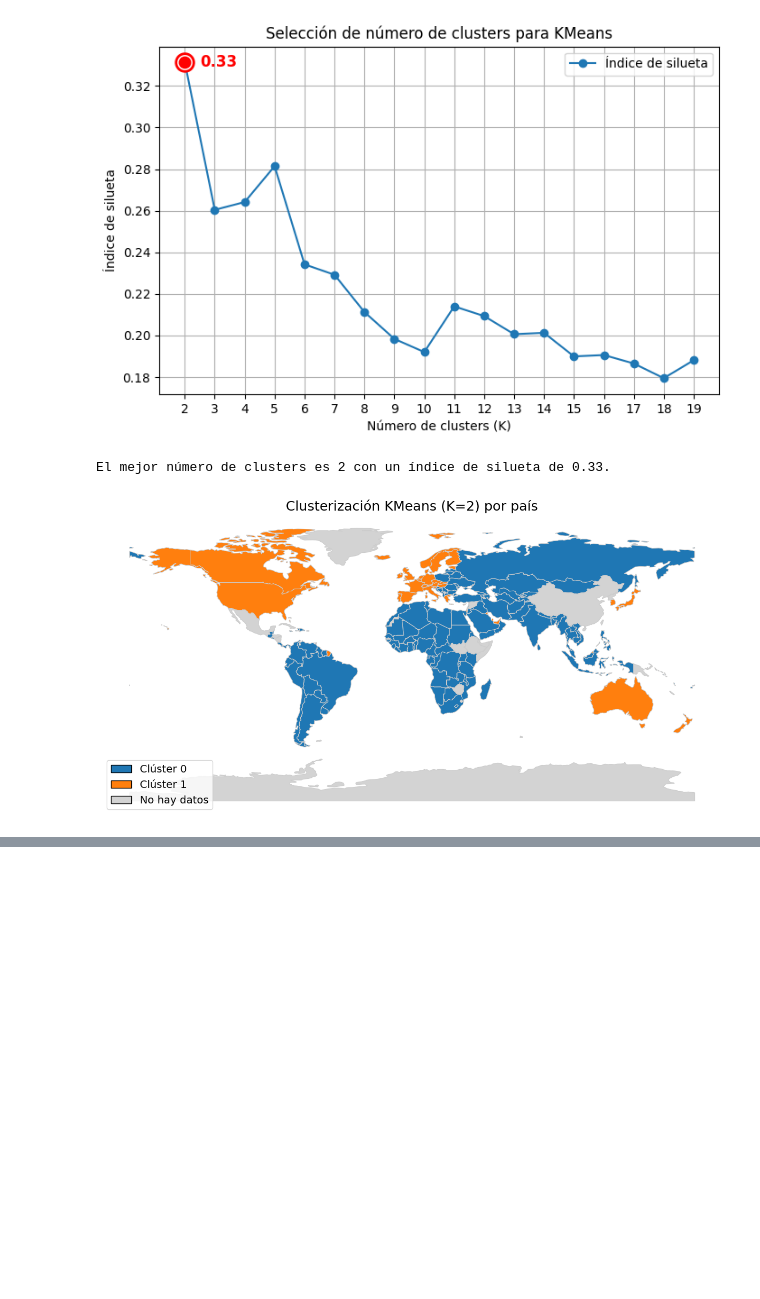
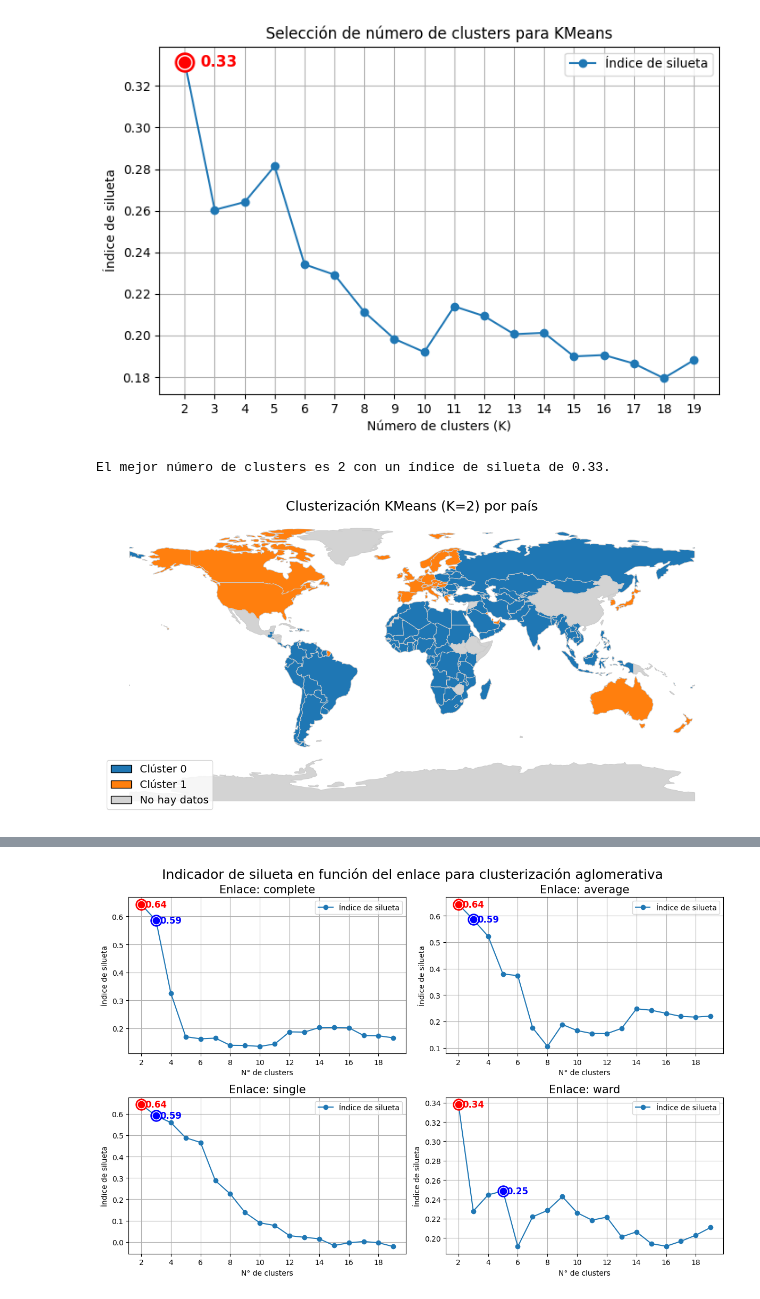
Before and after one commit to scuartasr/aprendmaq_entregable_3, a Jupyter notebook: Cuadernos/02_clusterizacion.ipynb, the cells around one changed output, grey strips where cells are left out. Cells and saved outputs as stored; diff of their text form; code cells hidden in the pictures; blank space fills up the shorter version.

```diff
--- a/Cuadernos/02_clusterizacion.ipynb
+++ b/Cuadernos/02_clusterizacion.ipynb
@@ -224,0 +347,60 @@ plt.show()
+# %%
+enlaces = ['complete', 'average', 'single', 'ward']
+range_n_clusters = range(2, 20)
+
+fig, axs = plt.subplots(2, 2, figsize=(12, 8))
+axs = axs.flatten()
+
+for idx, enlace in enumerate(enlaces):
+    sil_scores = []
+    for n_clusters in range_n_clusters:
+        model = AgglomerativeClustering(n_clusters=n_clusters, linkage=enlace)
+        labels = model.fit_predict(paises)
+        sil = silhouette_score(paises, labels)
+        sil_scores.append(sil)
+
+    sil_scores_np = np.array(sil_scores)
+    valid_idx = np.where(~np.isnan(sil_scores_np))[0]
+    ax = axs[idx]
+    ax.plot(range_n_clusters, sil_scores, marker='o', label="Índice de silueta")
+
+    if len(valid_idx) > 0:
+
+        sil_ord = valid_idx[np.argsort(-sil_scores_np[valid_idx])]
+
+        max_idx = sil_ord[0]
+        max_k = range_n_clusters[max_idx]
+        max_score = sil_scores_np[max_idx]
+
+        if len(sil_ord) > 1:
+            second_idx = sil_ord[1]
+            second_k = range_n_clusters[second_idx]
+            second_score = sil_scores_np[second_idx]
+        else:
+            second_k, second_score = None, None
+
+
+        ax.scatter(max_k, max_score, s=200, c='white', edgecolors='red', linewidths=2, zorder=5)
+        ax.scatter(max_k, max_score, s=80, c='red', zorder=6)
+        ax.text(max_k+0.25, max_score, f"{max_score:.2f}", ha='left', va='center', fontsize=12, fontweight='bold', color='red')
+
+        if second_k is not None:
+            ax.scatter(second_k, second_score, s=200, c='white', edgecolors='blue', linewidths=2, zorder=5)
+            ax.scatter(second_k, second_score, s=80, c='blue', zorder=6)
+            ax.text(second_k+0.25, second_score, f"{second_score:.2f}", ha='left', va='center', fontsize=12, fontweight='bold', color='blue')
+
+    ax.set_title(f'Enlace: {enlace}', fontsize=15)
+    ax.set_xlabel("N° de clusters")
+    ax.set_ylabel("Índice de silueta")
+    ax.grid(True)
+    ax.legend()
+
+
+for ax in axs:
+    ax.xaxis.set_major_locator(MaxNLocator(integer=True))
+
+plt.tight_layout(rect=[0, 0, 1, 0.96])
+plt.suptitle("Indicador de silueta en función del enlace para clusterización aglomerativa", fontsize=18)
+plt.show()
+# %% [output]
+[figure, added]
```
Also changed, not shown: parts of 20 cells of this notebook.
